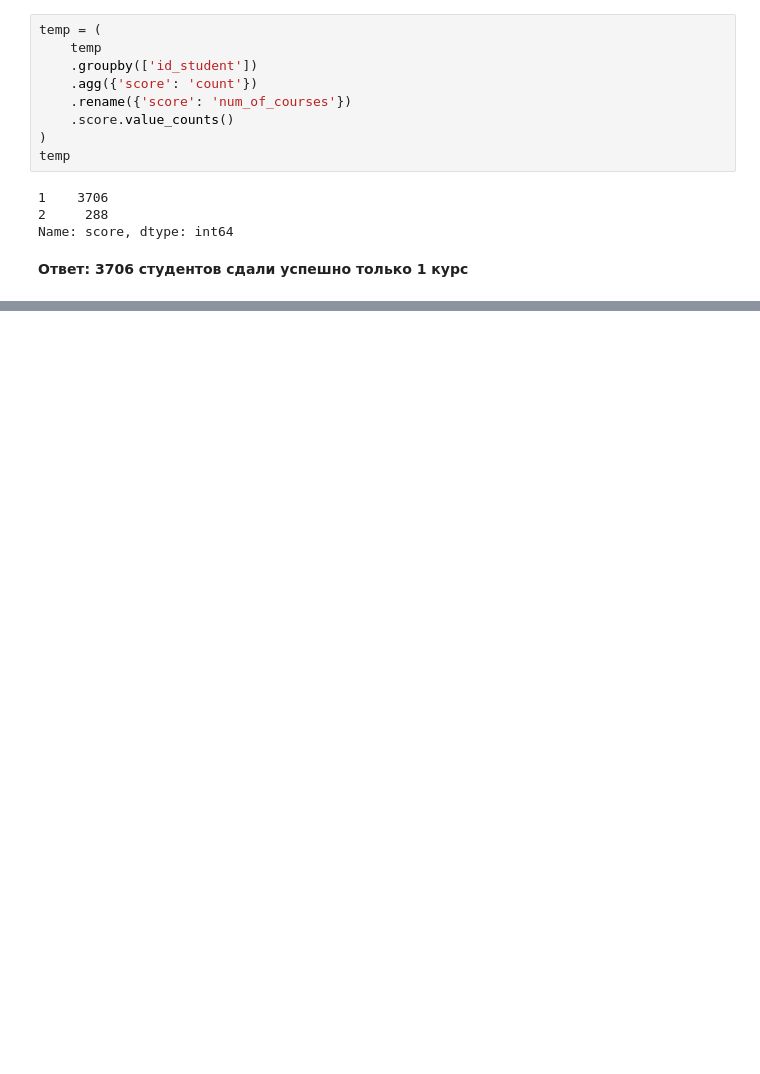
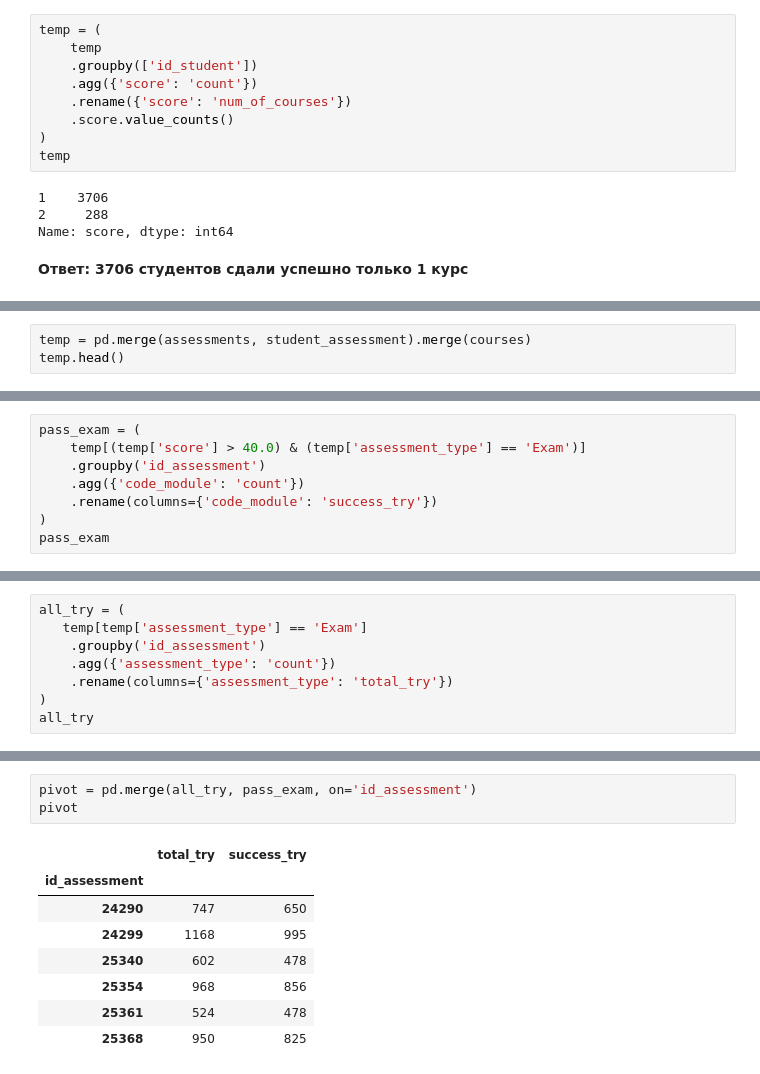
Before and after one commit to Osgil/Data_analyst, a Jupyter notebook: e-learning.ipynb, the cells around one changed output, grey strips where cells are left out. Cells and saved outputs as stored; diff of their text form; blank space fills up the shorter version.

```diff
--- a/e-learning.ipynb
+++ b/e-learning.ipynb
@@ -176,0 +181,3 @@ __Ответ: 3706 студентов сдали успешно только 1
+# %%
+temp = pd.merge(assessments, student_assessment).merge(courses)
+temp.head()
@@ -176,0 +191,8 @@ __Ответ: 3706 студентов сдали успешно только 1
+# %%
+pass_exam = (
+    temp[(temp['score'] > 40.0) & (temp['assessment_type'] == 'Exam')]
+    .groupby('id_assessment')
+    .agg({'code_module': 'count'})
+    .rename(columns={'code_module': 'success_try'})
+)
+pass_exam
@@ -176,0 +208,8 @@ __Ответ: 3706 студентов сдали успешно только 1
+# %%
+all_try = (
+   temp[temp['assessment_type'] == 'Exam']
+    .groupby('id_assessment')
+    .agg({'assessment_type': 'count'})
+    .rename(columns={'assessment_type': 'total_try'})
+)
+all_try
@@ -176,0 +225,12 @@ __Ответ: 3706 студентов сдали успешно только 1
+# %%
+pivot = pd.merge(all_try, pass_exam, on='id_assessment')
+pivot
+# %% [output]
+|  | total_try | success_try |
+| id_assessment |  |  |
+| 24290 | 747 | 650 |
+| 24299 | 1168 | 995 |
+| 25340 | 602 | 478 |
+| 25354 | 968 | 856 |
+| 25361 | 524 | 478 |
+| 25368 | 950 | 825 |
```
Also changed, not shown: parts of 8 cells of this notebook.
